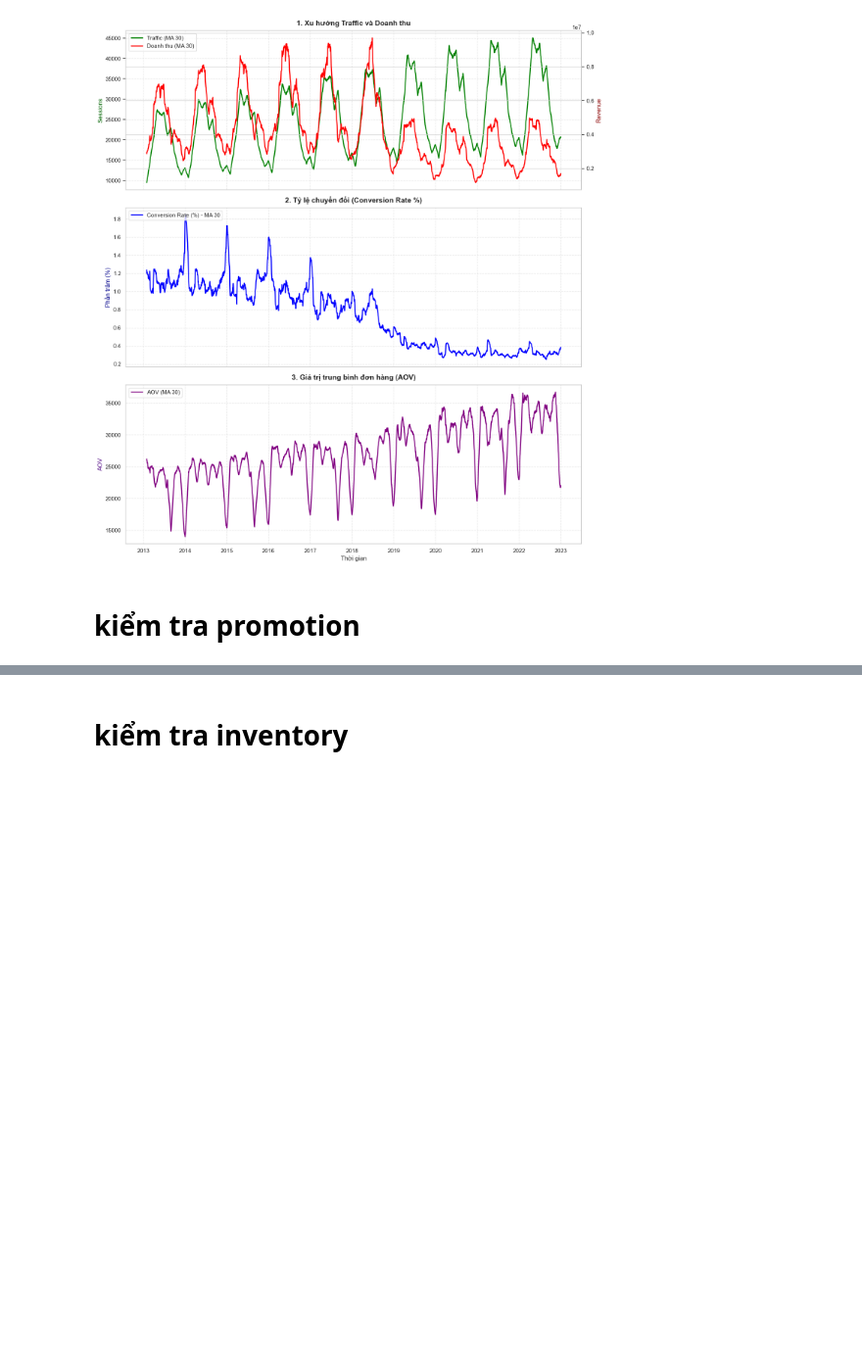
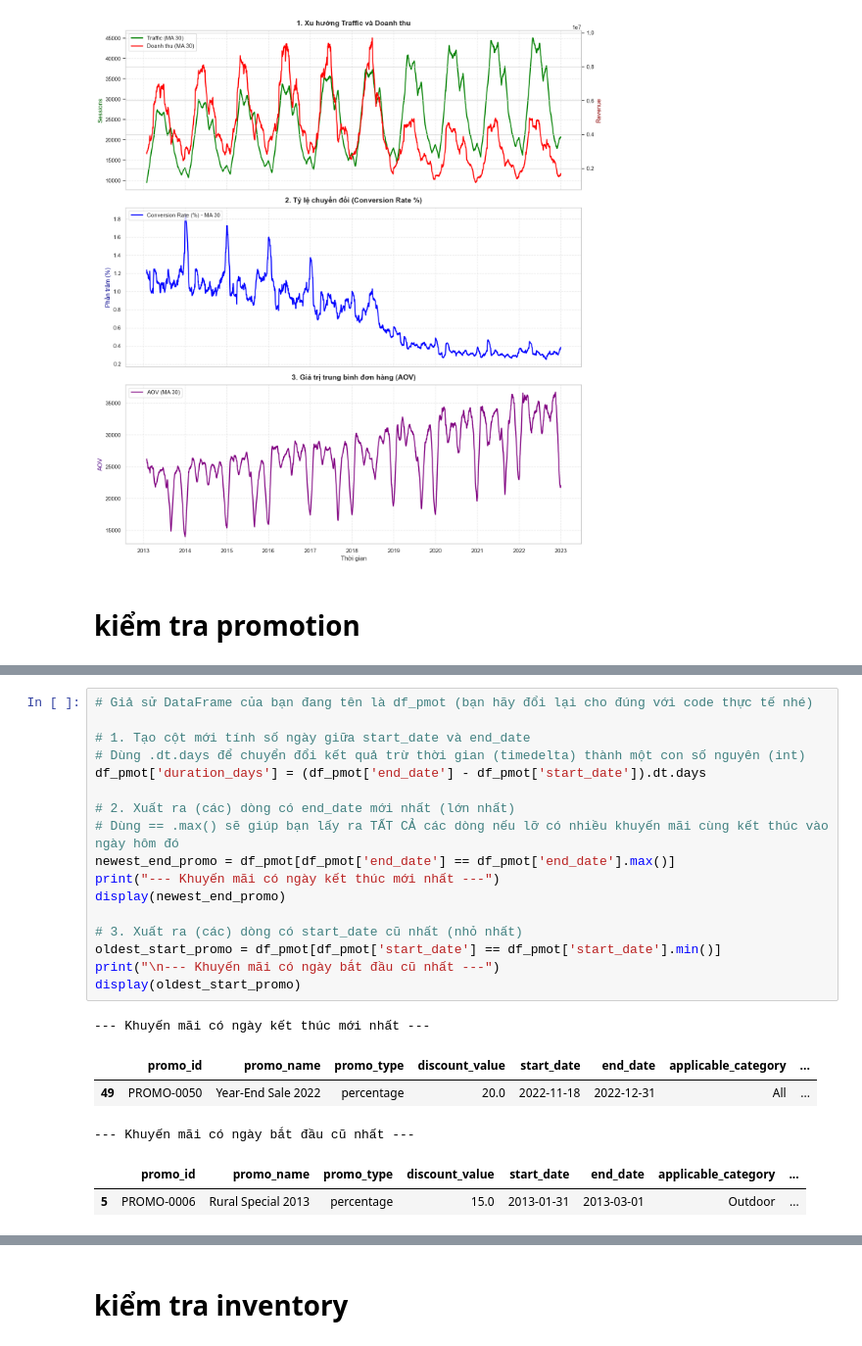
Before and after one commit to tuongvii2327/TayThanh_Datathon_2026, a Jupyter notebook: notebooks/temp.ipynb, the cells around one changed output, grey strips where cells are left out. Shown at 98% size. Drawn from its saved outputs; the diff is of its cells as text; blank space fills up the shorter version.

```diff
--- a/notebooks/temp.ipynb
+++ b/notebooks/temp.ipynb
@@ -290,0 +311,24 @@ Name: count, dtype: Int64
+# %%
+# Giả sử DataFrame của bạn đang tên là df_pmot (bạn hãy đổi lại cho đúng với code thực tế nhé)
+
+# 1. Tạo cột mới tính số ngày giữa start_date và end_date
+# Dùng .dt.days để chuyển đổi kết quả trừ thời gian (timedelta) thành một con số nguyên (int)
+df_pmot['duration_days'] = (df_pmot['end_date'] - df_pmot['start_date']).dt.days
+
+# 2. Xuất ra (các) dòng có end_date mới nhất (lớn nhất)
+# Dùng == .max() sẽ giúp bạn lấy ra TẤT CẢ các dòng nếu lỡ có nhiều khuyến mãi cùng kết thúc vào ngày hôm đó
+newest_end_promo = df_pmot[df_pmot['end_date'] == df_pmot['end_date'].max()]
+print("--- Khuyến mãi có ngày kết thúc mới nhất ---")
+display(newest_end_promo)
+
+# 3. Xuất ra (các) dòng có start_date cũ nhất (nhỏ nhất)
+oldest_start_promo = df_pmot[df_pmot['start_date'] == df_pmot['start_date'].min()]
+print("\n--- Khuyến mãi có ngày bắt đầu cũ nhất ---")
+display(oldest_start_promo)
+# %% [output]
+--- Khuyến mãi có ngày kết thúc mới nhất ---
+|  | promo_id | promo_name | promo_type | discount_value | start_date | end_date | applicable_category | ... |
+| 49 | PROMO-0050 | Year-End Sale 2022 | percentage | 20.0 | 2022-11-18 | 2022-12-31 | All | ... |
+--- Khuyến mãi có ngày bắt đầu cũ nhất ---
+|  | promo_id | promo_name | promo_type | discount_value | start_date | end_date | applicable_category | ... |
+| 5 | PROMO-0006 | Rural Special 2013 | percentage | 15.0 | 2013-01-31 | 2013-03-01 | Outdoor | ... |
```
Also changed, not shown: parts of 7 cells of this notebook, 6 other files.
